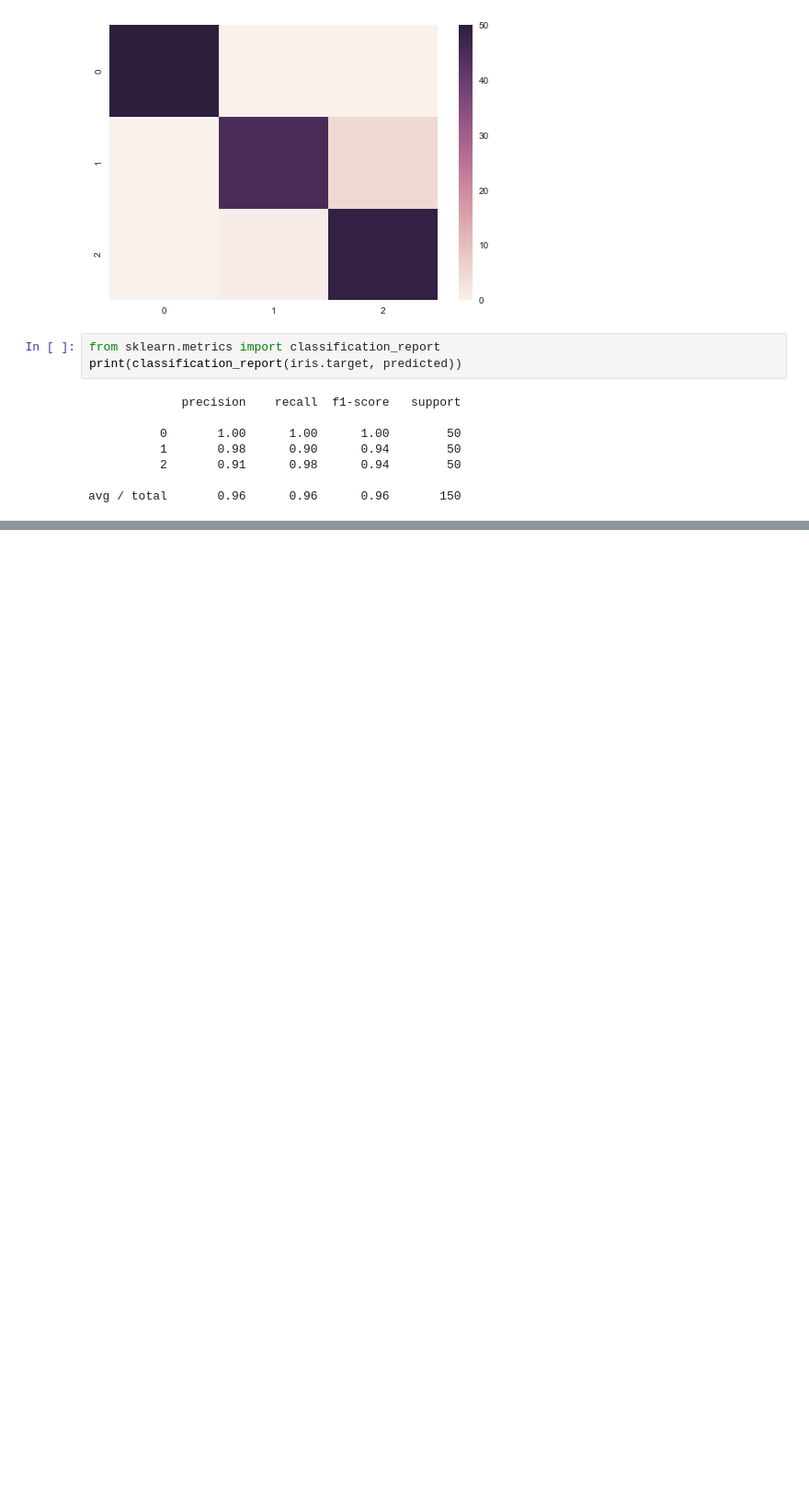
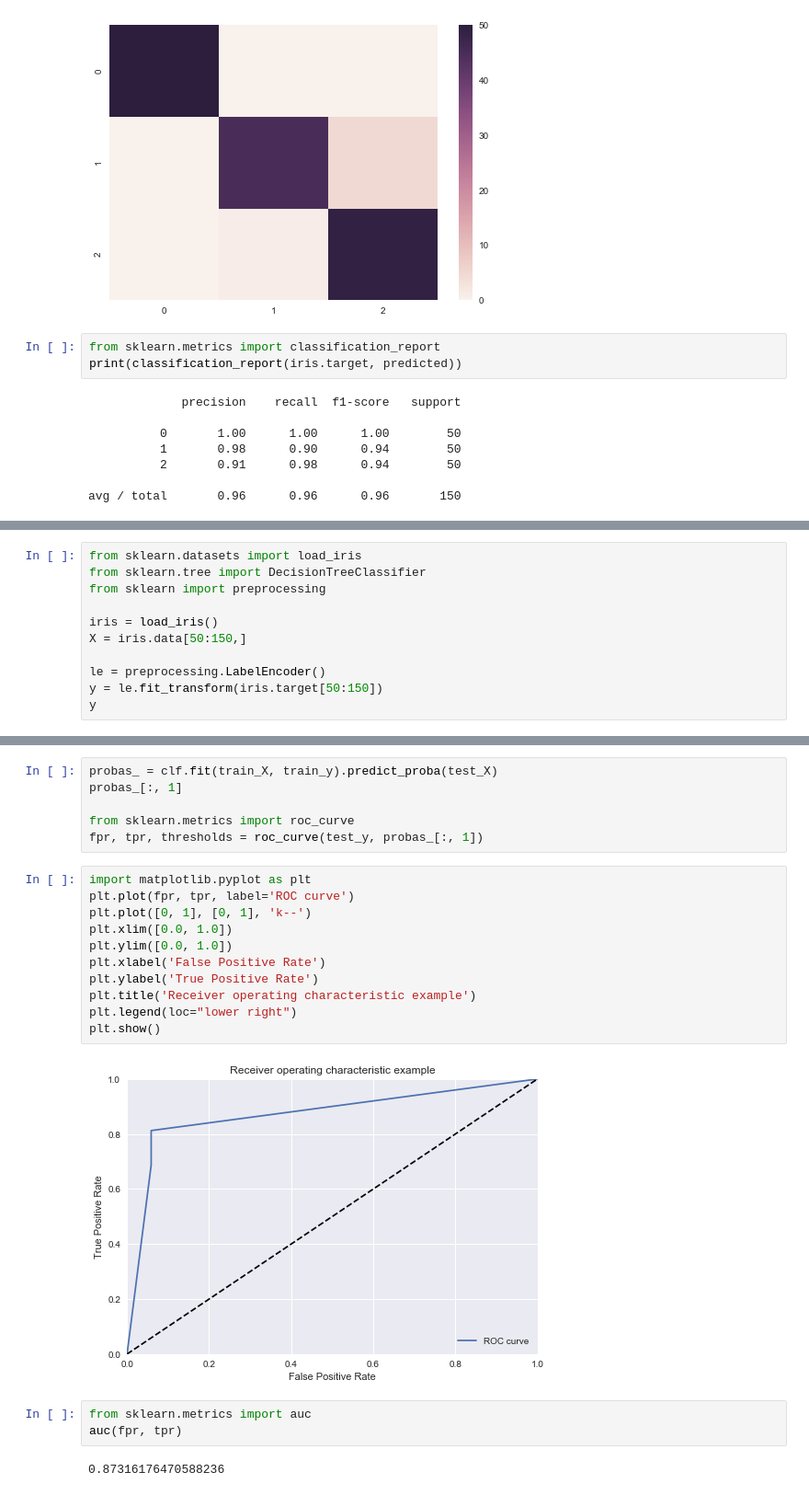
Before and after one commit to ywchiu/fetnetpy, a Jupyter notebook: Demo20171110.ipynb, the cells around one changed output, grey strips where cells are left out. Shown: that part at 92% size. Saved outputs shown, nothing was run; the diff lists cells and outputs as text; blank space fills up the shorter version.

```diff
--- a/Demo20171110.ipynb
+++ b/Demo20171110.ipynb
@@ -333,0 +494,11 @@ avg / total       0.96      0.96      0.96       150
+# %%
+from sklearn.datasets import load_iris
+from sklearn.tree import DecisionTreeClassifier
+from sklearn import preprocessing
+
+iris = load_iris()
+X = iris.data[50:150,]
+
+le = preprocessing.LabelEncoder()
+y = le.fit_transform(iris.target[50:150])
+y
@@ -333,0 +560,24 @@ avg / total       0.96      0.96      0.96       150
+# %%
+probas_ = clf.fit(train_X, train_y).predict_proba(test_X)
+probas_[:, 1]
+
+from sklearn.metrics import roc_curve
+fpr, tpr, thresholds = roc_curve(test_y, probas_[:, 1])
+# %%
+import matplotlib.pyplot as plt
+plt.plot(fpr, tpr, label='ROC curve')
+plt.plot([0, 1], [0, 1], 'k--')
+plt.xlim([0.0, 1.0])
+plt.ylim([0.0, 1.0])
+plt.xlabel('False Positive Rate')
+plt.ylabel('True Positive Rate')
+plt.title('Receiver operating characteristic example')
+plt.legend(loc="lower right")
+plt.show()
+# %% [output]
+[figure, added]
+# %%
+from sklearn.metrics import auc
+auc(fpr, tpr)
+# %% [output]
+0.87316176470588236
```
Also changed, not shown: parts of 33 cells of this notebook.
